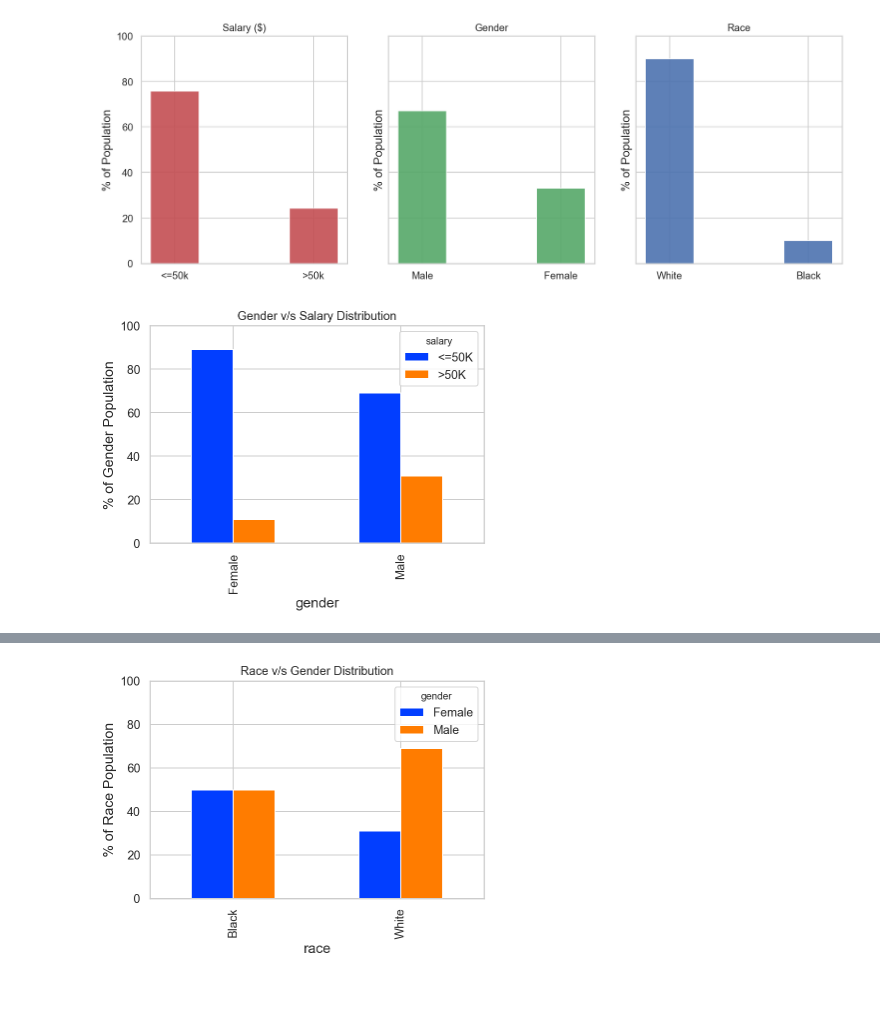
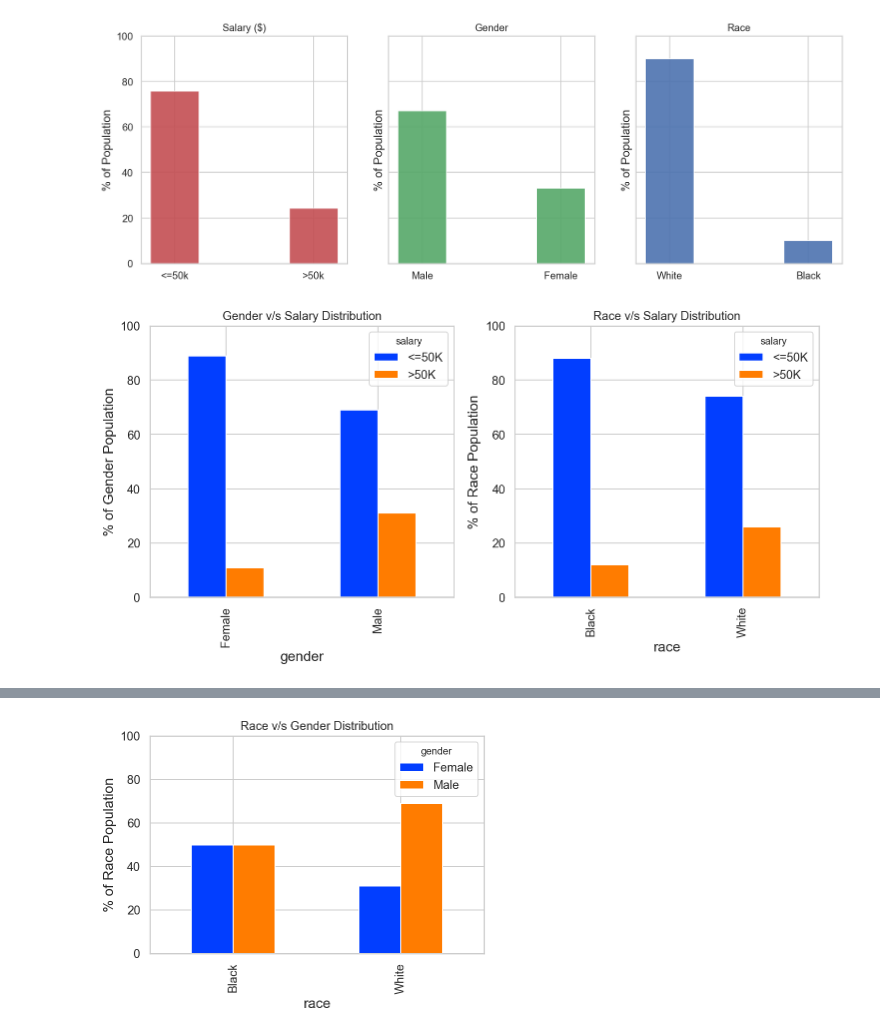
Before and after one commit to thampiman/interpretable-ai-book, a Jupyter notebook: Chapter_08/chapter_08_eda.ipynb, the cells around one changed output, grey strips where cells are left out. Drawn from its saved outputs; the diff is of its cells as text; code cells hidden in the pictures; blank space fills up the shorter version.

Commit message:
Chapters 8 and 9

```diff
--- a/Chapter_08/chapter_08_eda.ipynb
+++ b/Chapter_08/chapter_08_eda.ipynb
@@ -134,19 +138,34 @@ f.savefig('images/chapter_08_salary_gender_race_vc_pc.pdf', format='pdf', dpi=30
 # %% [output]
 [figure]
 # %%
+# Compute Gender v/s Salary Distribution
 gender = round(pd.crosstab(df_wb_mf.gender,
                            df_wb_mf.salary).\
                div(pd.crosstab(df_wb_mf.gender,
                                df_wb_mf.salary).apply(sum, 1), 0), 2)
 gender.sort_values(by = '>50K', inplace = True)
 gender = gender * 100
-f, ax = plt.subplots()
+
+# Compute Race v/s Salary Distribution
+race = round(pd.crosstab(df_wb_mf.race,
+                         df_wb_mf.salary).\
+             div(pd.crosstab(df_wb_mf.race,
+                             df_wb_mf.salary).apply(sum, 1), 0), 2)
+race.sort_values(by='>50K', inplace=True)
+race = race * 100
+
+f, ax = plt.subplots(1, 2, figsize=(12, 5))
 gender.plot(kind='bar',
             title='Gender v/s Salary Distribution',
-            ax=ax)
-ax.set_ylim([0, 100])
-ax.set_ylabel('% of Gender Population');
-f.savefig('images/chapter_08_salary_vs_gender_dist.png', dpi=300, bbox_inches='tight');
-f.savefig('images/chapter_08_salary_vs_gender_dist.pdf', format='pdf', dpi=300, bbox_inches='tight');
+            ax=ax[0])
+ax[0].set_ylim([0, 100])
+ax[0].set_ylabel('% of Gender Population');
+race.plot(kind='bar',
+          title='Race v/s Salary Distribution',
+          ax=ax[1])
+ax[1].set_ylim([0, 100])
+ax[1].set_ylabel('% of Race Population');
+f.savefig('images/chapter_08_salary_vs_gender_race_dist.png', dpi=300, bbox_inches='tight');
+f.savefig('images/chapter_08_salary_vs_gender_race_dist.pdf', format='pdf', dpi=300, bbox_inches='tight');
 # %% [output]
-[figure, old version]
+[figure, new version]
```
Also changed, not shown: parts of 2 cells of this notebook, 43 other files.
